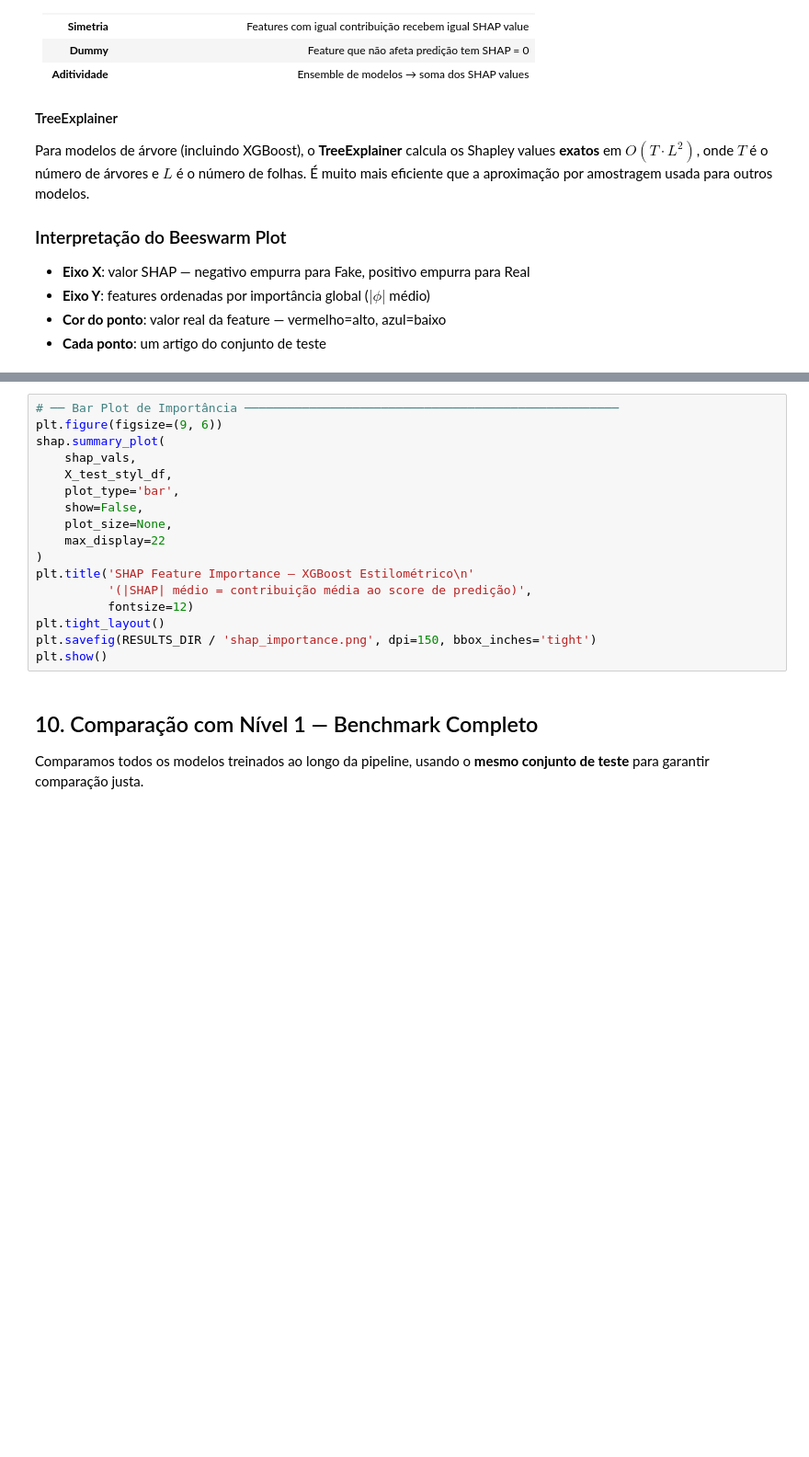
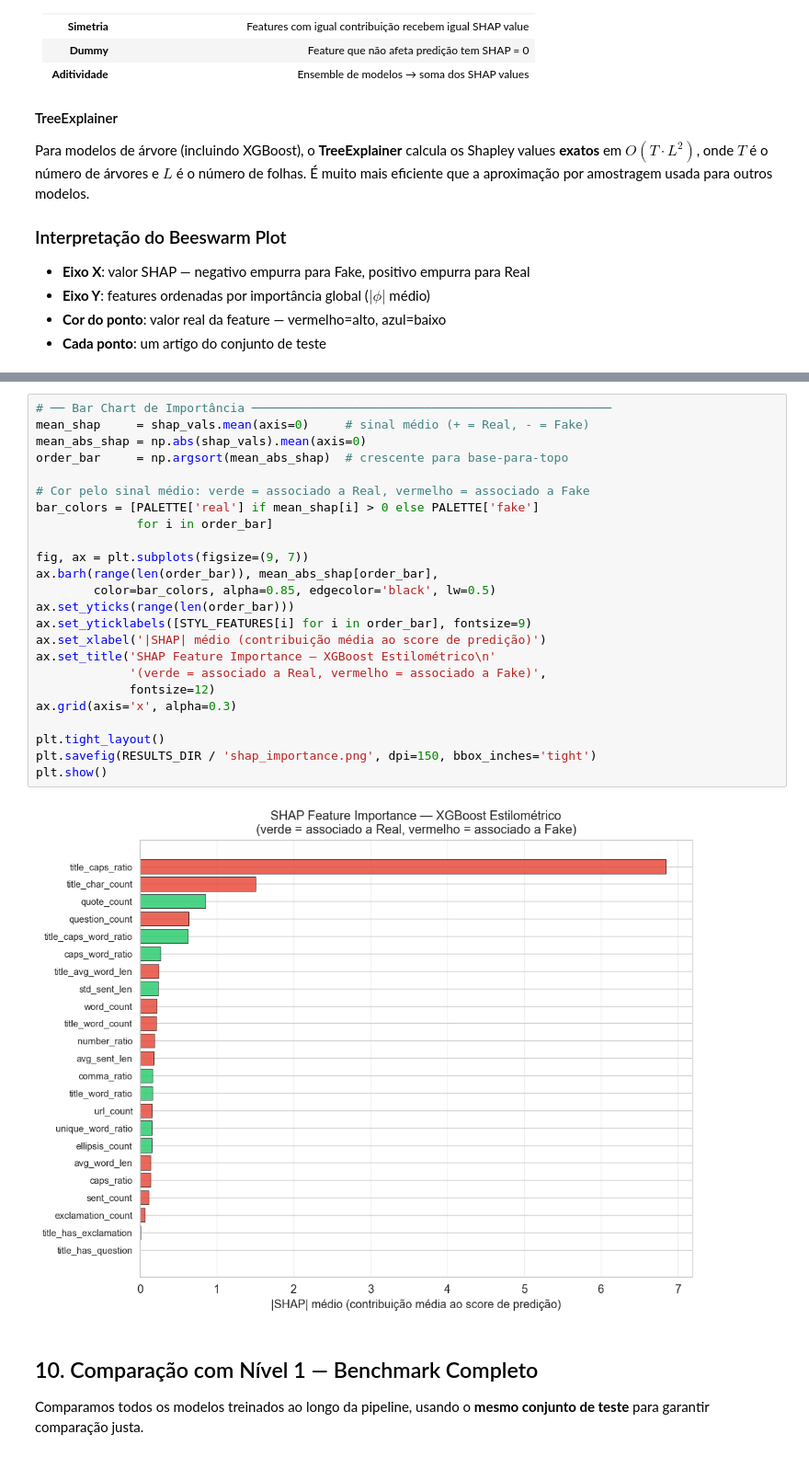
Before and after one commit to Filip3Owl/Newsguard-Nlp, a Jupyter notebook: notebooks/02_stylometric_xgboost.ipynb, the cells around one changed output, grey strips where cells are left out. Shown at 92% size. Saved outputs shown, nothing was run; the diff lists cells and outputs as text; blank space fills up the shorter version.

```diff
--- a/notebooks/02_stylometric_xgboost.ipynb
+++ b/notebooks/02_stylometric_xgboost.ipynb
@@ -758,20 +908,29 @@ plt.show()
 # %%
-# ── Bar Plot de Importância ────────────────────────────────────────────────────
-plt.figure(figsize=(9, 6))
-shap.summary_plot(
-    shap_vals,
-    X_test_styl_df,
-    plot_type='bar',
-    show=False,
-    plot_size=None,
-    max_display=22
-)
-plt.title('SHAP Feature Importance — XGBoost Estilométrico\n'
-          '(|SHAP| médio = contribuição média ao score de predição)',
-          fontsize=12)
+# ── Bar Chart de Importância ──────────────────────────────────────────────────
+mean_shap     = shap_vals.mean(axis=0)     # sinal médio (+ = Real, - = Fake)
+mean_abs_shap = np.abs(shap_vals).mean(axis=0)
+order_bar     = np.argsort(mean_abs_shap)  # crescente para base-para-topo
+
+# Cor pelo sinal médio: verde = associado a Real, vermelho = associado a Fake
+bar_colors = [PALETTE['real'] if mean_shap[i] > 0 else PALETTE['fake']
+              for i in order_bar]
+
+fig, ax = plt.subplots(figsize=(9, 7))
+ax.barh(range(len(order_bar)), mean_abs_shap[order_bar],
+        color=bar_colors, alpha=0.85, edgecolor='black', lw=0.5)
+ax.set_yticks(range(len(order_bar)))
+ax.set_yticklabels([STYL_FEATURES[i] for i in order_bar], fontsize=9)
+ax.set_xlabel('|SHAP| médio (contribuição média ao score de predição)')
+ax.set_title('SHAP Feature Importance — XGBoost Estilométrico\n'
+             '(verde = associado a Real, vermelho = associado a Fake)',
+             fontsize=12)
+ax.grid(axis='x', alpha=0.3)
+
 plt.tight_layout()
 plt.savefig(RESULTS_DIR / 'shap_importance.png', dpi=150, bbox_inches='tight')
 plt.show()
+# %% [output]
+[figure, added]
 # %% [markdown]
 ## 10. Comparação com Nível 1 — Benchmark Completo
 
```
Also changed, not shown: parts of 21 cells of this notebook, 2 other files.
